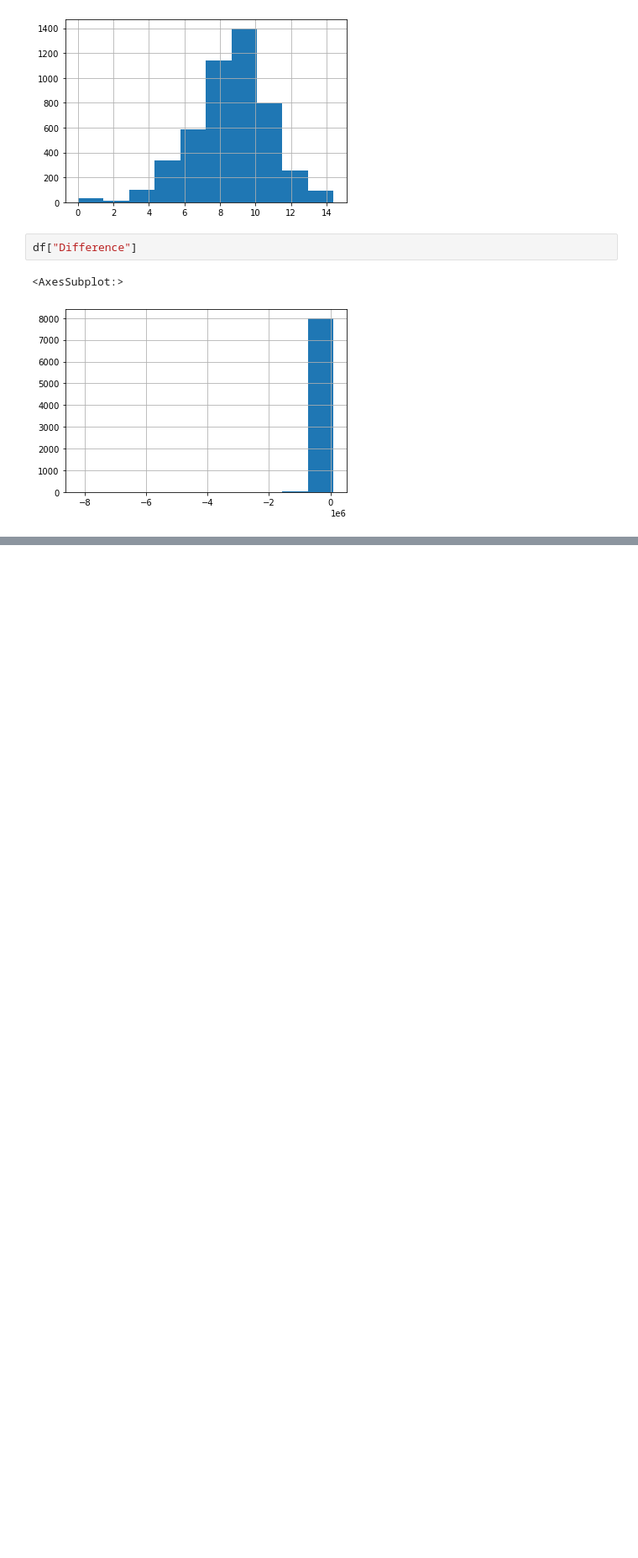
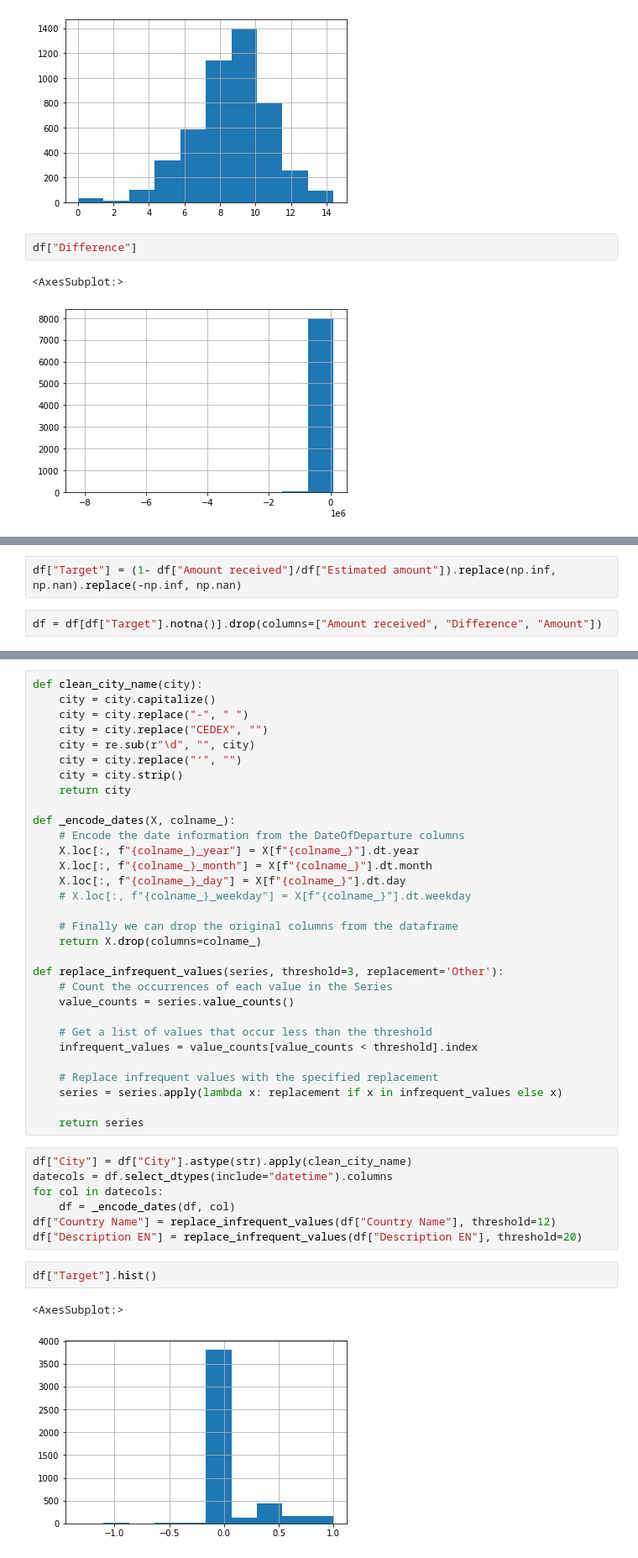
Before and after one commit to dfgparis23/Team-1, a Jupyter notebook: JoinData.ipynb, the cells around one changed output, grey strips where cells are left out. Shown at 84% size. Drawn from its saved outputs; the diff is of its cells as text; blank space fills up the shorter version.

```diff
--- a/JoinData.ipynb
+++ b/JoinData.ipynb
@@ -579,0 +630,4 @@ df["Difference"]
+# %%
+df["Target"] = (1- df["Amount received"]/df["Estimated amount"]).replace(np.inf, np.nan).replace(-np.inf, np.nan)
+# %%
+df = df[df["Target"].notna()].drop(columns=["Amount received", "Difference", "Amount"])
@@ -579,0 +675,43 @@ df["Difference"]
+# %%
+def clean_city_name(city):
+    city = city.capitalize()
+    city = city.replace("-", " ")
+    city = city.replace("CEDEX", "")
+    city = re.sub(r"\d", "", city)
+    city = city.replace("‘", "")
+    city = city.strip()
+    return city
+
+def _encode_dates(X, colname_):
+    # Encode the date information from the DateOfDeparture columns
+    X.loc[:, f"{colname_}_year"] = X[f"{colname_}"].dt.year
+    X.loc[:, f"{colname_}_month"] = X[f"{colname_}"].dt.month
+    X.loc[:, f"{colname_}_day"] = X[f"{colname_}"].dt.day
+    # X.loc[:, f"{colname_}_weekday"] = X[f"{colname_}"].dt.weekday
+
+    # Finally we can drop the original columns from the dataframe
+    return X.drop(columns=colname_)
+
+def replace_infrequent_values(series, threshold=3, replacement='Other'):
+    # Count the occurrences of each value in the Series
+    value_counts = series.value_counts()
+
+    # Get a list of values that occur less than the threshold
+    infrequent_values = value_counts[value_counts < threshold].index
+
+    # Replace infrequent values with the specified replacement
+    series = series.apply(lambda x: replacement if x in infrequent_values else x)
+
+    return series
+# %%
+df["City"] = df["City"].astype(str).apply(clean_city_name)
+datecols = df.select_dtypes(include="datetime").columns
+for col in datecols:
+    df = _encode_dates(df, col)
+df["Country Name"] = replace_infrequent_values(df["Country Name"], threshold=12)
+df["Description EN"] = replace_infrequent_values(df["Description EN"], threshold=20)
+# %%
+df["Target"].hist()
+# %% [output]
+<AxesSubplot:>
+[figure, added]
```
Also changed, not shown: parts of 51 cells of this notebook.
